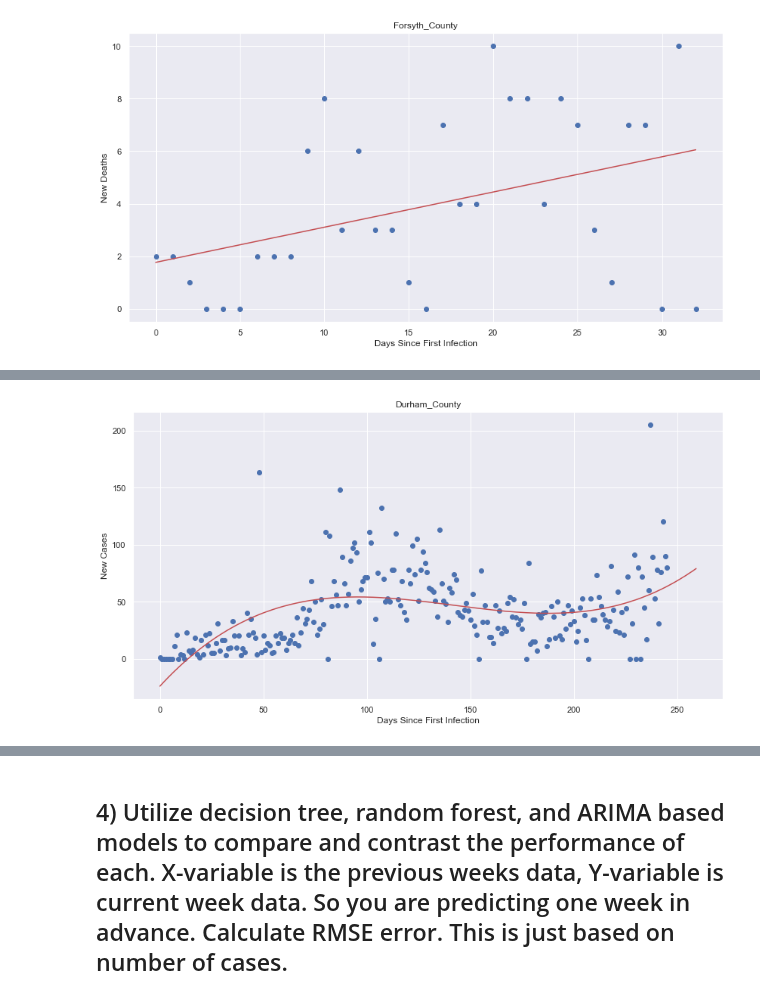
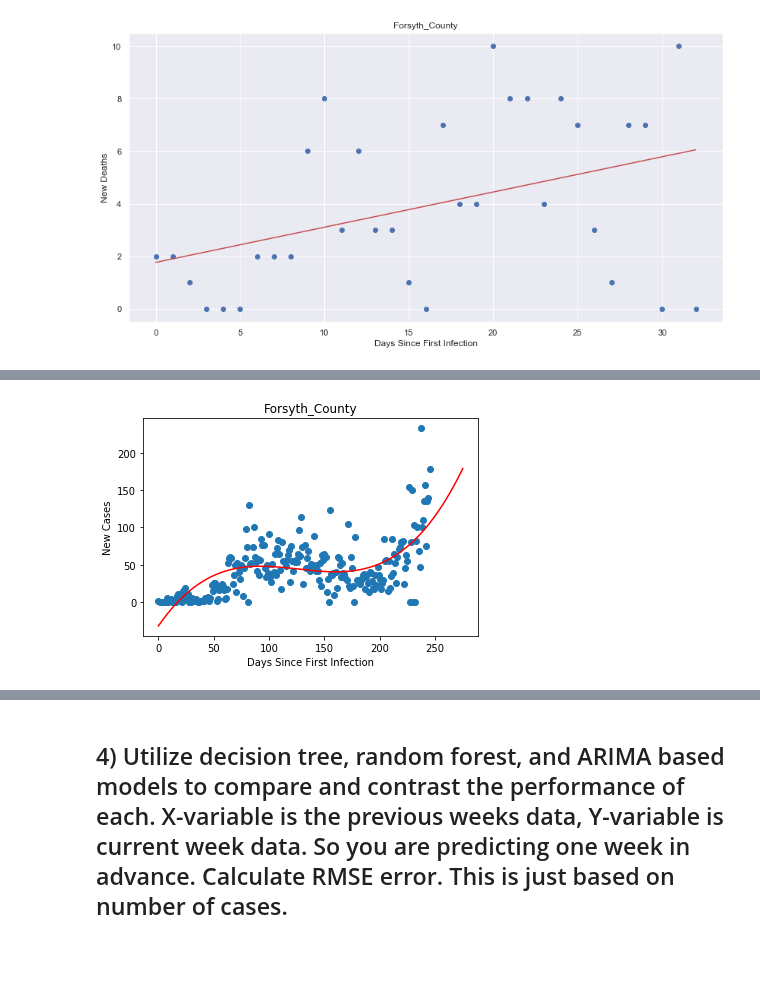
Before and after one commit to UNCG-CSE/COVID-Team-1, a Jupyter notebook: src/andy/Stage_3_Task_1.ipynb, the cells around one changed output, grey strips where cells are left out. Saved outputs shown, nothing was run; the diff lists cells and outputs as text; code cells hidden in the pictures; blank space fills up the shorter version.

```diff
--- a/src/andy/Stage_3_Task_1.ipynb
+++ b/src/andy/Stage_3_Task_1.ipynb
@@ -475,7 +480,7 @@ model = sm.OLS(Y, newX).fit()
 prediction = model.predict()
 
 # MAKE PREDICTION
-Xnew = np.arange(len(county.index) + 80)
+Xnew = np.arange(len(county.index) + 30)
 Xnew = sm.add_constant(Xnew)
 polynomial_features= PolynomialFeatures(degree=3)
 Xnew = polynomial_features.fit_transform(Xnew)
@@ -508,7 +513,7 @@ model = sm.OLS(Y, newX).fit()
 prediction = model.predict()
 
 # MAKE PREDICTION
-Xnew = np.arange(len(county.index) + 14)
+Xnew = np.arange(len(county.index) + 30)
 Xnew = sm.add_constant(Xnew)
 polynomial_features= PolynomialFeatures(degree=3)
 Xnew = polynomial_features.fit_transform(Xnew)
@@ -539,7 +544,7 @@ newX = polynomial_features.fit_transform(X)
 model = sm.OLS(Y, newX).fit()
 
 # MAKE PREDICTION
-Xnew = np.arange(len(county.index) + 14)
+Xnew = np.arange(len(county.index) + 30)
 Xnew = sm.add_constant(Xnew)
 polynomial_features= PolynomialFeatures(degree=3)
 Xnew = polynomial_features.fit_transform(Xnew)
@@ -555,0 +561,29 @@ plt.show()
+# %%
+currenty_county = 3
+
+# DROP DAYS BEOFRE FIRST INFECTION
+index = get_first_inf_idx_long(cases_t, counties[currenty_county])
+county = cases_t.iloc[index:][counties[currenty_county]]
+county = county.reset_index(drop=True)
+
+# CREATE MODEL
+X1 = np.array(county.index, dtype=float)
+Y = np.array(county, dtype=float)
+X = sm.add_constant(X1)
+polynomial_features= PolynomialFeatures(degree=1)
+newX = polynomial_features.fit_transform(X)
+model = sm.OLS(Y, newX).fit()
+
+# MAKE PREDICTION
+Xnew = np.arange(len(county.index) + 30)
+Xnew = sm.add_constant(Xnew)
+polynomial_features= PolynomialFeatures(degree=1)
+Xnew = polynomial_features.fit_transform(Xnew)
+prediction = model.predict(Xnew)
+
+plt.xlabel("Days Since First Infection")
+plt.ylabel("New Cases")
+plt.title(counties[currenty_county])
+plt.scatter(x=county.index, y=county)
+plt.plot(Xnew[:,2], prediction, color = 'r')
+plt.show()
@@ -556,31 +592,31 @@ plt.show()
 # %%
-currenty_county = 3
+currenty_county = 4
 
 # DROP DAYS BEOFRE FIRST INFECTION
 index = get_first_inf_idx_long(cases_t, counties[currenty_county])
 county = cases_t.iloc[index:][counties[currenty_county]]
 county = county.reset_index(drop=True)
 
 # CREATE MODEL
 X1 = np.array(county.index, dtype=float)
 Y = np.array(county, dtype=float)
 X = sm.add_constant(X1)
 polynomial_features= PolynomialFeatures(degree=3)
 newX = polynomial_features.fit_transform(X)
 model = sm.OLS(Y, newX).fit()
 
 # MAKE PREDICTION
-Xnew = np.arange(len(county.index) + 14)
+Xnew = np.arange(len(county.index) + 30)
 Xnew = sm.add_constant(Xnew)
 polynomial_features= PolynomialFeatures(degree=3)
 Xnew = polynomial_features.fit_transform(Xnew)
 prediction = model.predict(Xnew)
 
 plt.xlabel("Days Since First Infection")
 plt.ylabel("New Cases")
 plt.title(counties[currenty_county])
 plt.scatter(x=county.index, y=county)
 plt.plot(Xnew[:,2], prediction, color = 'r')
 plt.show()
 # %% [output]
-[figure, old version]
+[figure, new version]
```
Also changed, not shown: parts of 21 cells of this notebook.
